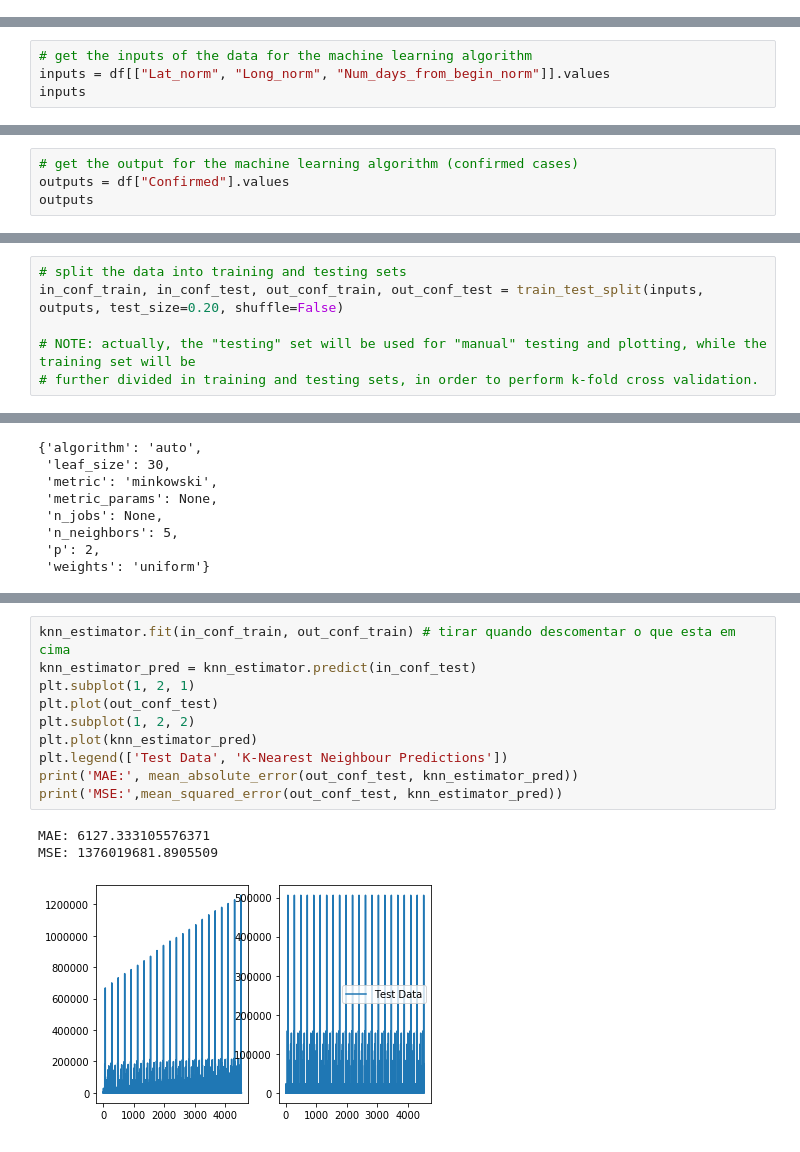
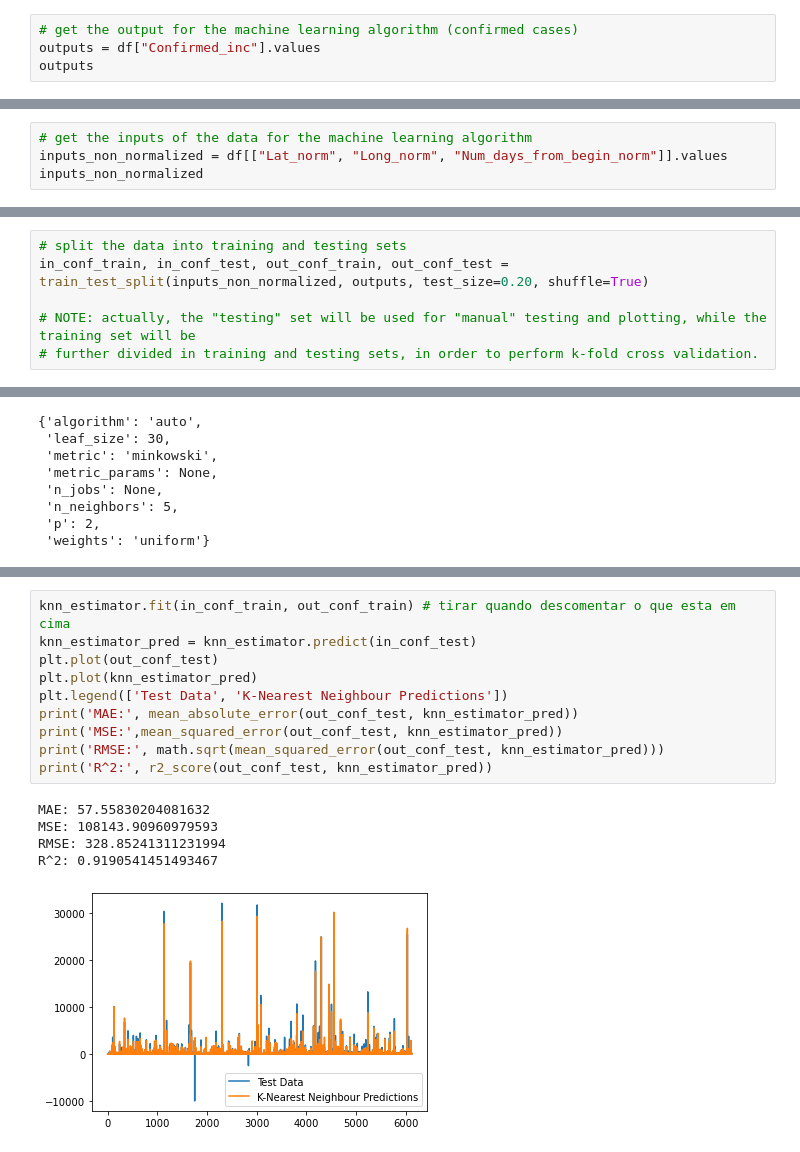
Before and after one commit to EduRibeiro00/CovidForecast-feup-iart, a Jupyter notebook: proj2/covid_analysis_knn.ipynb, the cells around one changed output, grey strips where cells are left out. Saved outputs shown, nothing was run; the diff lists cells and outputs as text.

```diff
--- a/proj2/covid_analysis_knn.ipynb
+++ b/proj2/covid_analysis_knn.ipynb
@@ -43,0 +93,4 @@ def get_coords_for_country(country, norm=True):
+# %%
+# get the output for the machine learning algorithm (confirmed cases)
+outputs = df["Confirmed_inc"].values
+outputs
@@ -44,5 +101,5 @@ def get_coords_for_country(country, norm=True):
 # %%
 # get the inputs of the data for the machine learning algorithm
-inputs = df[["Lat_norm", "Long_norm", "Num_days_from_begin_norm"]].values
-inputs
+inputs_non_normalized = df[["Lat_norm", "Long_norm", "Num_days_from_begin_norm"]].values
+inputs_non_normalized
 # %% [output]
@@ -59,4 +112,0 @@ array([[ 0.37318385,  0.23252495,  0.        ],
-# %%
-# get the output for the machine learning algorithm (confirmed cases)
-outputs = df["Confirmed"].values
-outputs
@@ -65,6 +113,6 @@ array([  0,   0,   0, ...,  25, 153,  34])
 # %%
 # split the data into training and testing sets
-in_conf_train, in_conf_test, out_conf_train, out_conf_test = train_test_split(inputs, outputs, test_size=0.20, shuffle=False)
+in_conf_train, in_conf_test, out_conf_train, out_conf_test = train_test_split(inputs_non_normalized, outputs, test_size=0.20, shuffle=True)
 
 # NOTE: actually, the "testing" set will be used for "manual" testing and plotting, while the training set will be
 # further divided in training and testing sets, in order to perform k-fold cross validation.
@@ -109,17 +157,19 @@ Best parameters: {'p': 2, 'n_neighbors': 10, 'leaf_size': 17}
 # %%
 knn_estimator.fit(in_conf_train, out_conf_train) # tirar quando descomentar o que esta em cima
 knn_estimator_pred = knn_estimator.predict(in_conf_test)
-plt.subplot(1, 2, 1)
 plt.plot(out_conf_test)
-plt.subplot(1, 2, 2)
 plt.plot(knn_estimator_pred)
 plt.legend(['Test Data', 'K-Nearest Neighbour Predictions'])
 print('MAE:', mean_absolute_error(out_conf_test, knn_estimator_pred))
 print('MSE:',mean_squared_error(out_conf_test, knn_estimator_pred))
+print('RMSE:', math.sqrt(mean_squared_error(out_conf_test, knn_estimator_pred)))
+print('R^2:', r2_score(out_conf_test, knn_estimator_pred))
 # %% [output]
-MAE: 6127.333105576371
-MSE: 1376019681.8905509
+MAE: 57.55830204081632
+MSE: 108143.90960979593
+RMSE: 328.85241311231994
+R^2: 0.9190541451493467
-[figure, old version]
+[figure, new version]
 # %%
 model_accuracies = []
 
```
Also changed, not shown: parts of 41 cells of this notebook, 1 other file.
